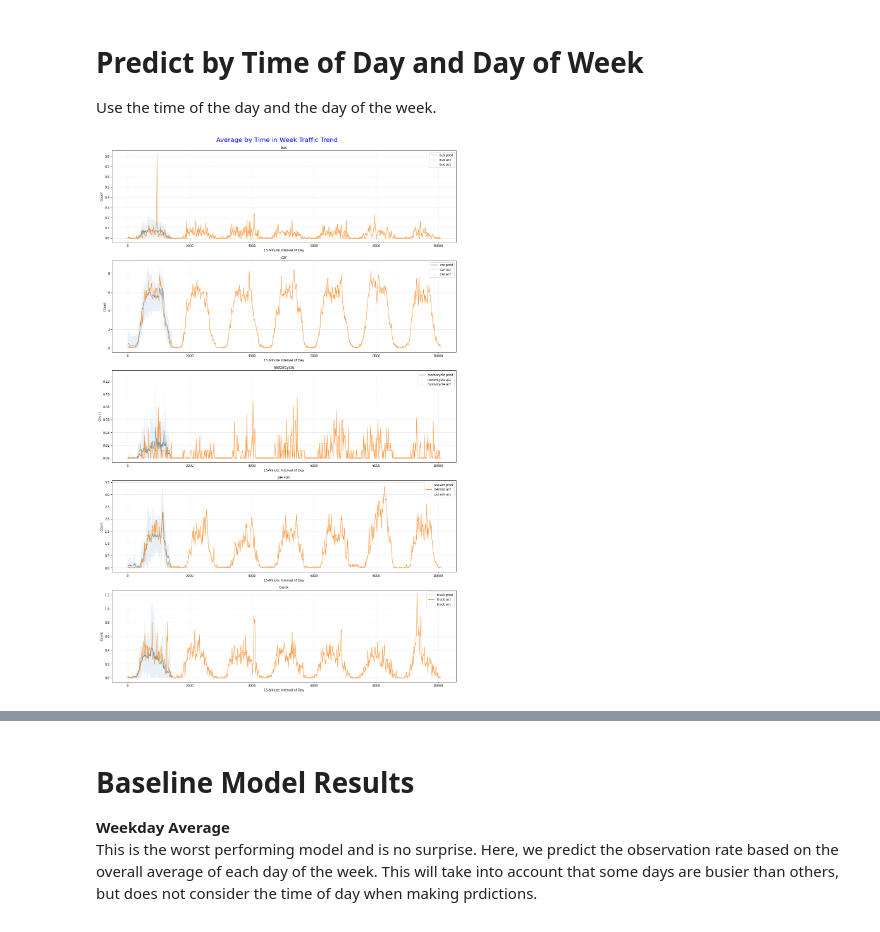
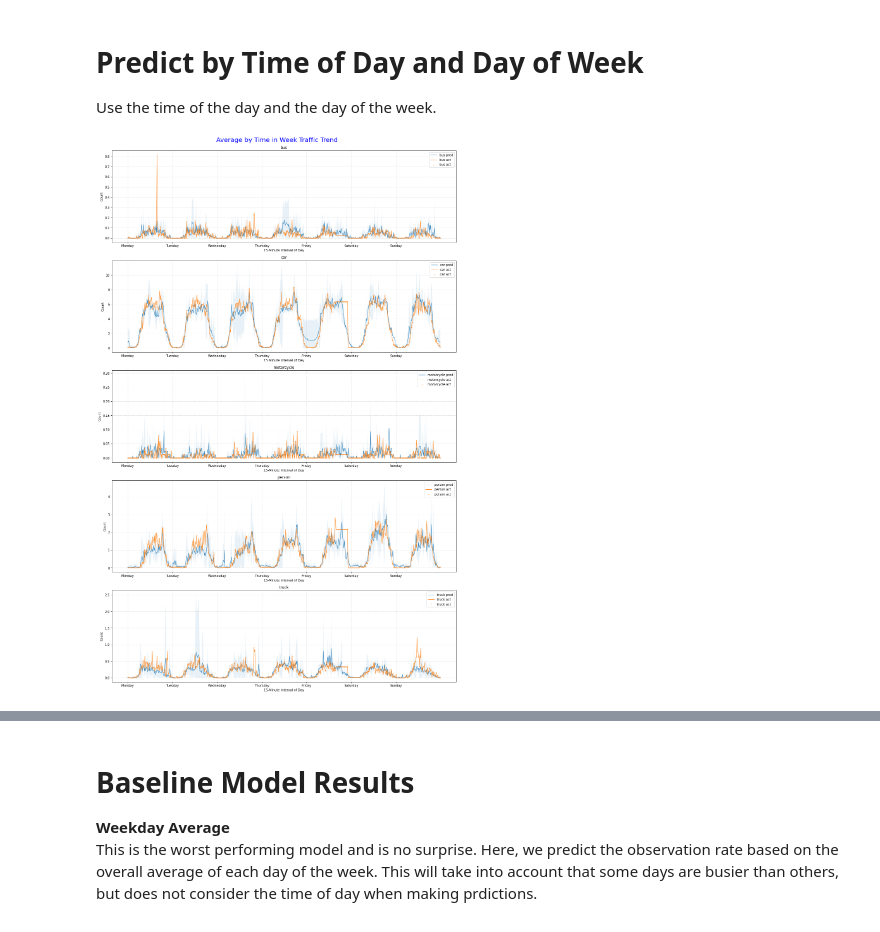
Before and after one commit to mcdomx/monitor, a Jupyter notebook: notebooks/monitor_forecasting.ipynb, the cells around one changed output, grey strips where cells are left out. Saved outputs shown, nothing was run; the diff lists cells and outputs as text; code cells hidden in the pictures.

```diff
--- a/notebooks/monitor_forecasting.ipynb
+++ b/notebooks/monitor_forecasting.ipynb
@@ -71,11 +71,13 @@ logger.setLevel(logging.INFO)
 # %%
 def get_rs(monitor_name, categories=None, from_date: str = None):
     # date should be in ISO format YYYY-MM-DDTHH:MM
+    # expected time is in monitor's time zone
     _filter_args = {'monitor_id': monitor_name}
     if categories is not None:
         _filter_args.update({'class_name__in': categories})
     if from_date is not None:
-        from_date = datetime.datetime.fromisoformat(from_date).replace(tzinfo=pytz.UTC)
+        time_zone = Monitor.objects.get(pk=monitor_name).feed.time_zone
+        from_date = datetime.datetime.fromisoformat(from_date).replace(tzinfo=pytz.timezone(time_zone)).astimezone(pytz.UTC)
         _filter_args.update({'time_stamp__gte': from_date})
     return LogEntry.objects.filter(**_filter_args).all().values()
 # %%
@@ -207,16 +202,0 @@ def add_future_columns(_df, value_column='rate', category_column='class_name', n
-# %%
-# split into train and test sets
-def get_train_test_split(_df, hours_in_test=24, y_intervals=1):
-
-    split_time = _df.time_stamp.max() - pd.Timedelta(f"{hours_in_test-1} hours")
-    train = _df[_df.time_stamp < split_time]
-    test = _df[_df.time_stamp >= split_time]
-
-    X_train = train.drop(columns=['class_name', 'rate'] + [c for c in train.columns if c.startswith('+')]).reset_index(drop=True)
-    X_test = test.drop(columns=['class_name', 'rate'] + [c for c in train.columns if c.startswith('+')]).reset_index(drop=True)
-
-    future_columns = [f"+{c}" for c in range(1,y_intervals) if f"+{c}" in train.columns]
-    y_train = np.squeeze(train[['rate'] + future_columns]).reset_index(drop=True)
-    y_test = np.squeeze(test[['rate'] + future_columns]).reset_index(drop=True)
-
-    return X_train, X_test, y_train, y_test, train, test
@@ -278,5 +249,5 @@ truck                  1610
 # %%
-X_train, X_test, y_train, y_test, train_df, test_df = get_train_test_split(raw_df, hours_in_test=7*24, y_intervals=1)
+train_df, test_df = get_train_test_split(raw_df, hours_in_test=7*24)
 # %% [markdown]
 <h1>Predict Based on Weekday Average</h1>
 Predict based on each day's average.
@@ -430,9 +401,9 @@ for i, c in enumerate(_train_df.index.get_level_values(1).unique()):
     subplot[i].set_title(c)
     subplot[i].set_ylabel("Count")
     subplot[i].set_xlabel("15-Minute Interval of Day")
-#     tick_locations = range(0,24*4)
-#     subplot[i].set_xticks(tick_locations)
-#     subplot[i].set_xticklabels(range(0,24*4))
+    tick_locations = range(0,60*24, 60)
+    subplot[i].set_xticks(tick_locations)
+    subplot[i].set_xticklabels(range(1,25))
     subplot[i].grid(linestyle='--', alpha=.5, linewidth=.7)
     subplot[i].legend()
 
@@ -462,34 +433,34 @@ weekminavg_test_df = test_df[['week_minute', 'class_name', 'rate']].groupby(['we
 # %%
 fig, subplot = plt.subplots(nrows=len(categories), ncols=1, figsize=(16,25))
 fig.suptitle("Average by Time in Week Traffic Trend\n", fontsize=20, c='b')
 
 _pred_df = weekminavg_train_df
 _test_df = weekminavg_test_df
 
 for i, c in enumerate(_pred_df.index.get_level_values(1).unique()):
-    _pr_df = _train_df[_train_df.index.isin([c], level=1)]
+    _pr_df = _pred_df[_pred_df.index.isin([c], level=1)]
     _te_df = _test_df[_test_df.index.isin([c], level=1)]
 
     y_val_pred = _pr_df[('rate', 'mean')].values
     y_err_pred = _pr_df[('rate', 'std')].values * 1.97
     subplot[i].plot(_pr_df.index.get_level_values(0), y_val_pred, label=f"{c} pred", lw=1)
     subplot[i].fill_between(_pr_df.index.get_level_values(0), np.clip(y_val_pred - y_err_pred,a_min=0, a_max=None), y_val_pred + y_err_pred, alpha=0.1)
 
-    subplot[i].scatter(test_df[test_df.class_name == c].week_minute, test_df[test_df.class_name == c].rate, alpha=.4, label=f"{c} act", s=3)
+    subplot[i].scatter(_te_df.index.get_level_values(0), _te_df.rate['mean'], alpha=.4, label=f"{c} act", s=3)
     y_val_te = _te_df[('rate', 'mean')].values
     subplot[i].plot(_te_df.index.get_level_values(0), y_val_te, label=f"{c} act", lw=1)
 
     subplot[i].set_title(c)
     subplot[i].set_ylabel("Count")
     subplot[i].set_xlabel("15-Minute Interval of Day")
-#     tick_locations = range(0,24*4)
-#     subplot[i].set_xticks(tick_locations)
-#     subplot[i].set_xticklabels(range(0,24*4))
+    tick_locations = range(0,24*7*60,24*60)
+    subplot[i].set_xticks(tick_locations)
+    subplot[i].set_xticklabels(['Monday', 'Tuesday', 'Wednesday', 'Thursday', 'Friday', 'Saturday', 'Sunday'])
     subplot[i].grid(linestyle='--', alpha=.5, linewidth=.7)
     subplot[i].legend()
 
 plt.tight_layout()
 plt.show()
 # %% [output]
-[figure, old version]
+[figure, new version]
 # %%
```
Also changed, not shown: parts of 48 cells of this notebook, 6 other files.
